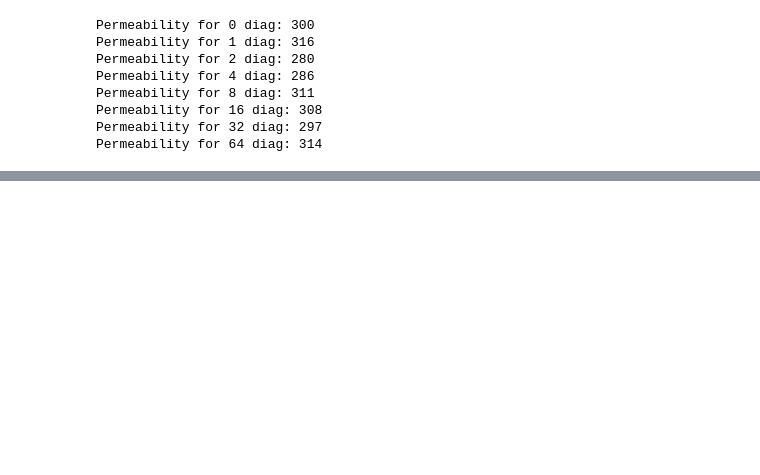
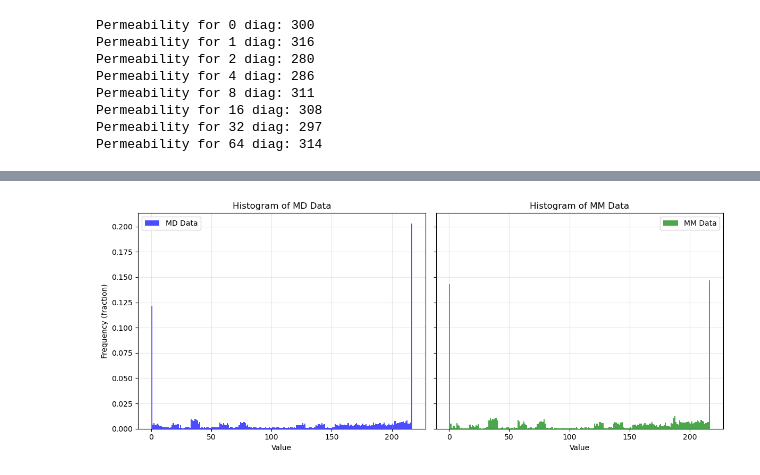
Before and after one commit to ravehlab/iMSM, a Jupyter notebook: 007_EXP_model_validation.ipynb, the cells around one changed output, grey strips where cells are left out. Drawn from its saved outputs; the diff is of its cells as text; code cells hidden in the pictures; blank space fills up the shorter version.

```diff
--- a/007_EXP_model_validation.ipynb
+++ b/007_EXP_model_validation.ipynb
@@ -210 +34,33 @@ def plot_side_by_side_histograms(array1, array2, bins=10, labels=None, titles=No
+# %%
+# state distribution
+
+# load tm
+
+md_data = get_md_empiricial_distribution(traj_path='data/categorized/interactions-150-180-100ns.pickle',
+                                         n_series=1000,
+                                         series_len=300)
+mm_data = get_mm_empirical_distribution(tm_path="data/transition_matrices/mem-with-0.1init/interactionsmem-window32-p0.1-150-180-100ns.pickle",
+                                        n_series=1000,
+                                        series_len=1000,
+                                        mem=True,
+                                        init_dist=None)
+
+
+# with open(f'data/transition_matrices/interactionsmem-window{32}-p{0.1}-150-180-100ns.pickle', "rb") as f:
+# # with open("data/transition_matrices/interactions-150-180-symmetric-100ns.pickle", "rb") as f:
+# # with open(f"data/transition_matrices/interactions-150-180-symmetric-100ns-0init.pickle", "rb") as f:
+#     tm, states = pickle.load(f)
+
+# tm, states = z_order_interactionsmem_transition_matrix(tm, states)
+
+# # load real data
+# with open ('data/categorized/interactions-150-180-100ns.pickle', 'rb') as f:
+#     data = pickle.load(f)
+
+
+
+
+plot_side_by_side_histograms(md_data, mm_data, bins=218, labels=('MD Data', 'MM Data'), titles=('Histogram of MD Data', 'Histogram of MM Data'), figsize=(12, 5))
+# %% [output]
+[figure, added]
 # %%
```
Also changed, not shown: parts of 15 cells of this notebook, 11 other files.
